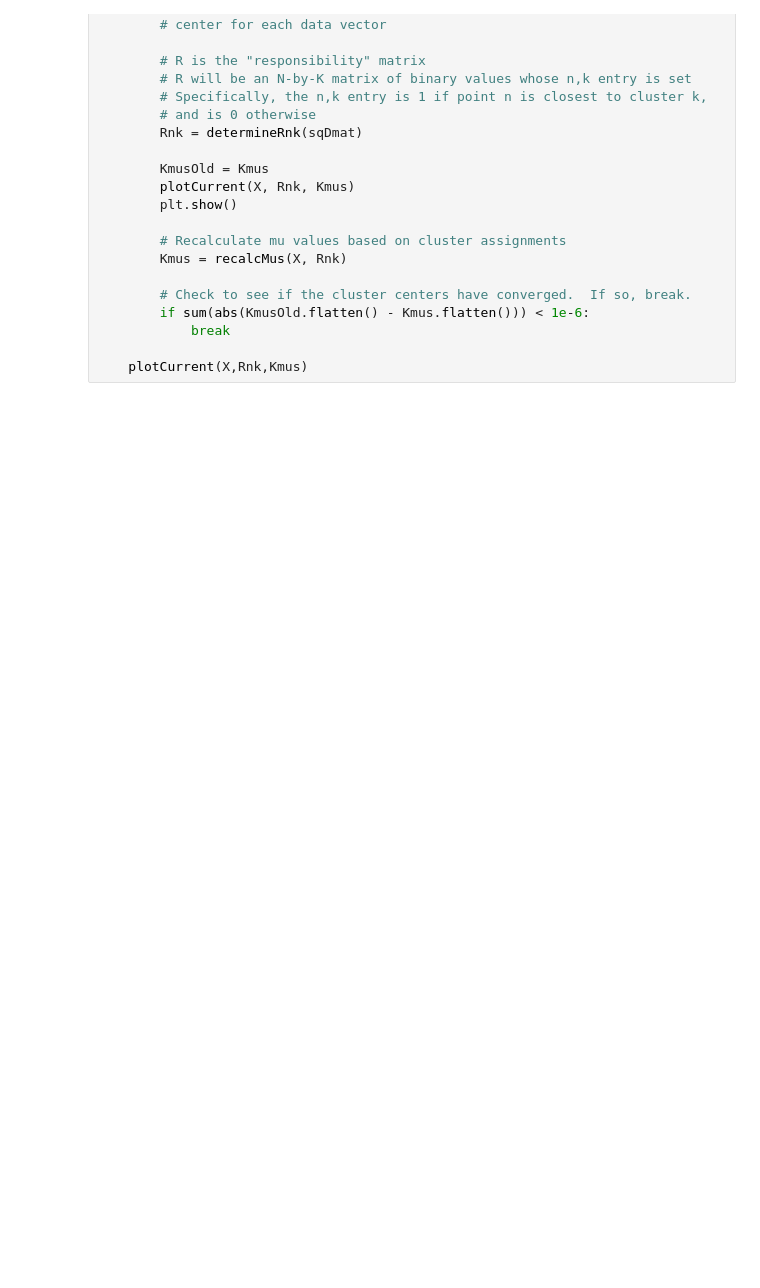
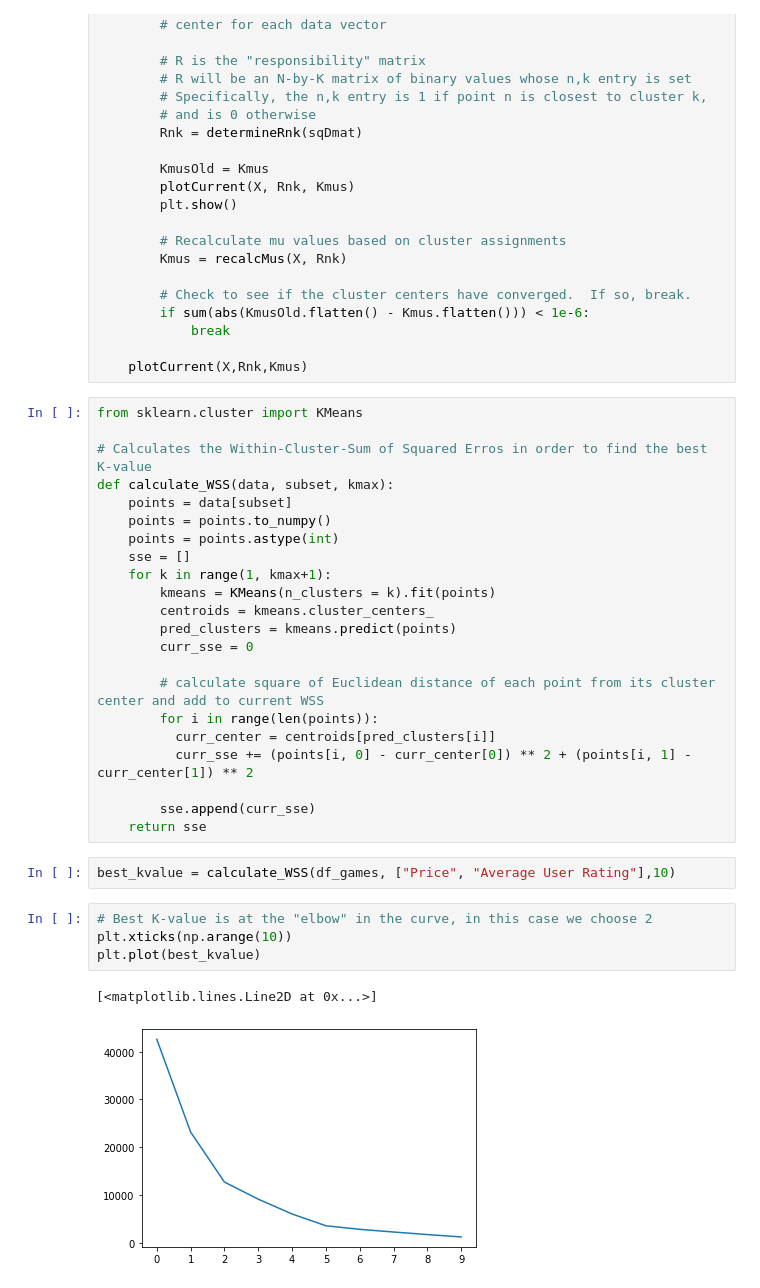
Before and after one commit to dscrotty/Cogs-118B-Final-Project, a Jupyter notebook: COGS 118B ASCN Final Project Notebook.ipynb, the cells around one changed output. Saved outputs shown, nothing was run; the diff lists cells and outputs as text; blank space fills up the shorter version.

```diff
--- a/COGS 118B ASCN Final Project Notebook.ipynb
+++ b/COGS 118B ASCN Final Project Notebook.ipynb
@@ -129,6 +134,37 @@ def runKMeans(K, data, subset):
             break
 
     plotCurrent(X,Rnk,Kmus)
+# %%
+from sklearn.cluster import KMeans
+
+# Calculates the Within-Cluster-Sum of Squared Erros in order to find the best K-value
+def calculate_WSS(data, subset, kmax):
+    points = data[subset]
+    points = points.to_numpy()
+    points = points.astype(int)
+    sse = []
+    for k in range(1, kmax+1):
+        kmeans = KMeans(n_clusters = k).fit(points)
+        centroids = kmeans.cluster_centers_
+        pred_clusters = kmeans.predict(points)
+        curr_sse = 0
+
+        # calculate square of Euclidean distance of each point from its cluster center and add to current WSS
+        for i in range(len(points)):
+          curr_center = centroids[pred_clusters[i]]
+          curr_sse += (points[i, 0] - curr_center[0]) ** 2 + (points[i, 1] - curr_center[1]) ** 2
+
+        sse.append(curr_sse)
+    return sse
+# %%
+best_kvalue = calculate_WSS(df_games, ["Price", "Average User Rating"],10)
+# %%
+# Best K-value is at the "elbow" in the curve, in this case we choose 2
+plt.xticks(np.arange(10))
+plt.plot(best_kvalue)
+# %% [output]
+[<matplotlib.lines.Line2D at 0x...>]
+[figure, added]
 # %%
 runKMeans(2, df_games, ["Price", "Average User Rating"])
 # %% [output]
```
Also changed, not shown: parts of 9 cells of this notebook.
